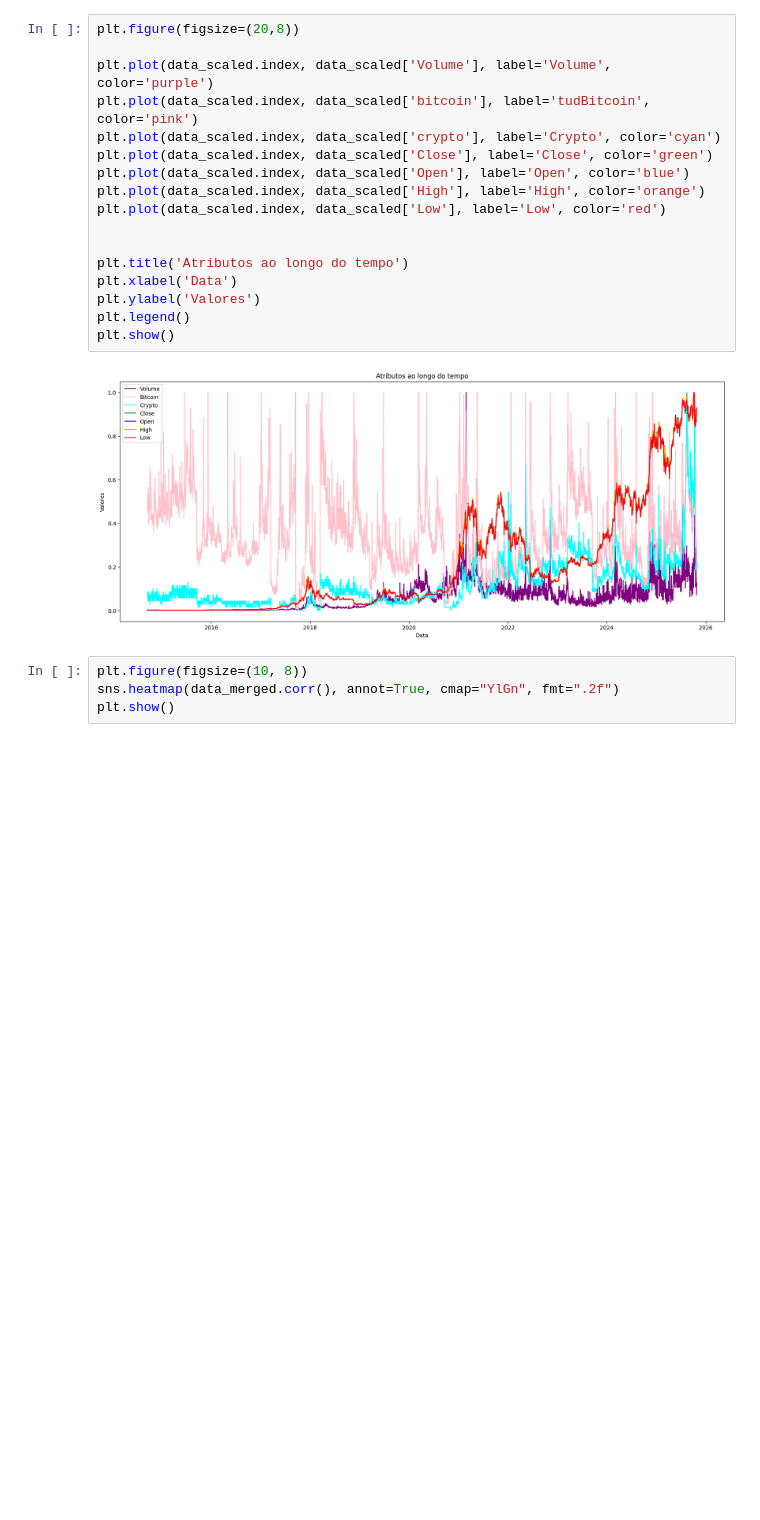
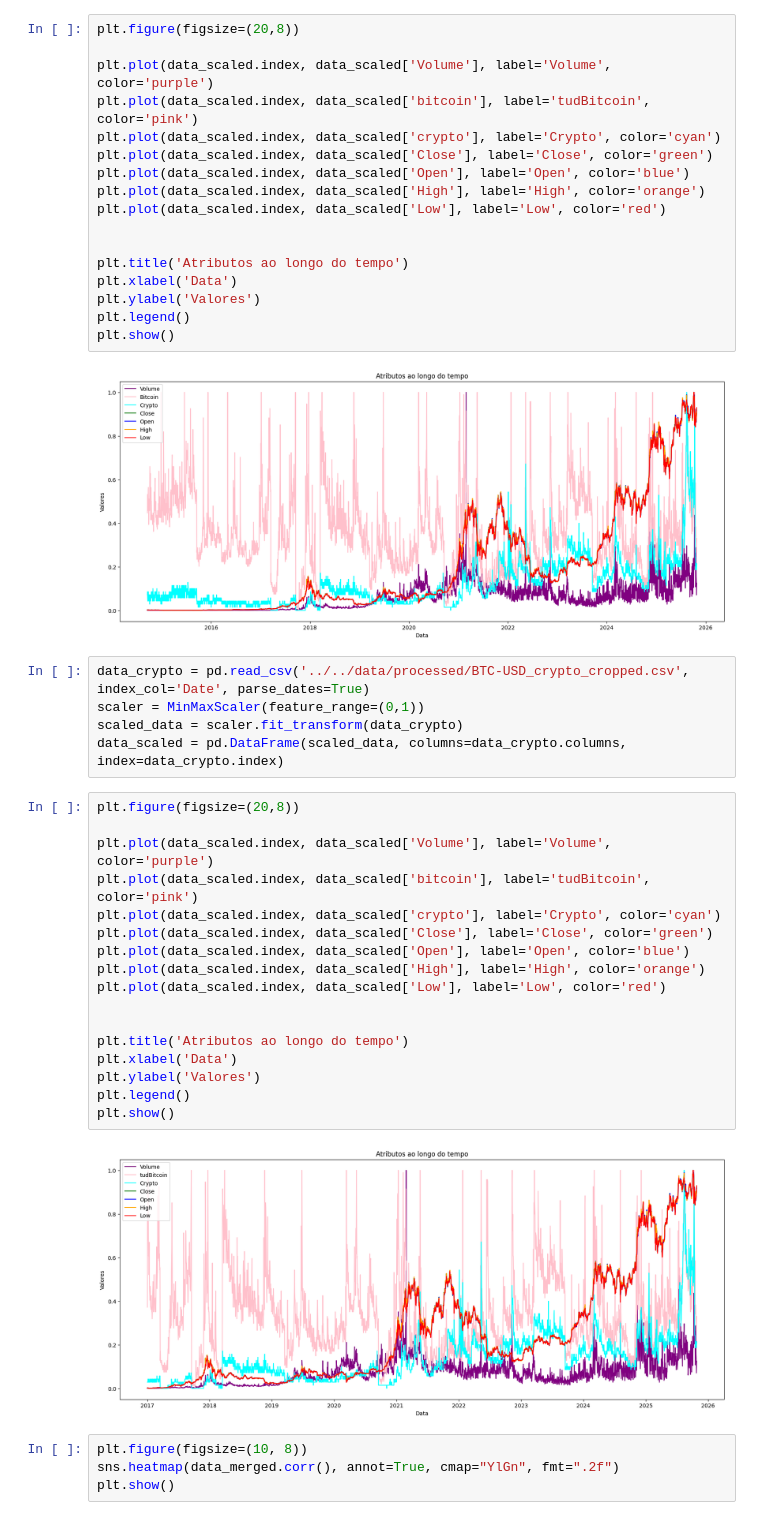
Before and after one commit to gusdiaso/crypto_predict, a Jupyter notebook: notebooks/BTC/02_data_btc_eda.ipynb, the cells around one changed output. Saved outputs shown, nothing was run; the diff lists cells and outputs as text; blank space fills up the shorter version.

Commit message:
add: graficos bitcoin

```diff
--- a/notebooks/BTC/02_data_btc_eda.ipynb
+++ b/notebooks/BTC/02_data_btc_eda.ipynb
@@ -225,6 +247,30 @@ plt.legend()
 plt.show()
 # %% [output]
 [figure]
+# %%
+data_crypto = pd.read_csv('../../data/processed/BTC-USD_crypto_cropped.csv', index_col='Date', parse_dates=True)
+scaler = MinMaxScaler(feature_range=(0,1))
+scaled_data = scaler.fit_transform(data_crypto)
+data_scaled = pd.DataFrame(scaled_data, columns=data_crypto.columns, index=data_crypto.index)
+# %%
+plt.figure(figsize=(20,8))
+
+plt.plot(data_scaled.index, data_scaled['Volume'], label='Volume', color='purple')
+plt.plot(data_scaled.index, data_scaled['bitcoin'], label='tudBitcoin', color='pink')
+plt.plot(data_scaled.index, data_scaled['crypto'], label='Crypto', color='cyan')
+plt.plot(data_scaled.index, data_scaled['Close'], label='Close', color='green')
+plt.plot(data_scaled.index, data_scaled['Open'], label='Open', color='blue')
+plt.plot(data_scaled.index, data_scaled['High'], label='High', color='orange')
+plt.plot(data_scaled.index, data_scaled['Low'], label='Low', color='red')
+
+
+plt.title('Atributos ao longo do tempo')
+plt.xlabel('Data')
+plt.ylabel('Valores')
+plt.legend()
+plt.show()
+# %% [output]
+[figure, added]
 # %%
 plt.figure(figsize=(10, 8))
 sns.heatmap(data_merged.corr(), annot=True, cmap="YlGn", fmt=".2f")
```
Also changed, not shown: parts of 3 cells of this notebook.
